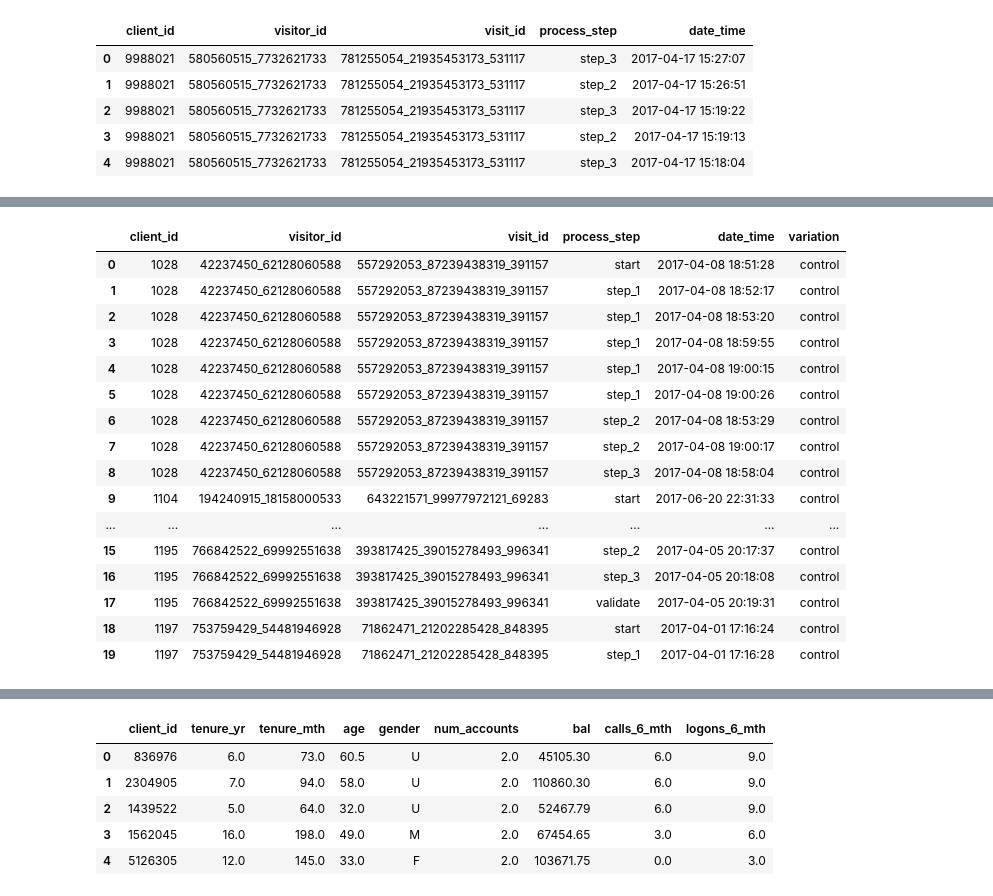
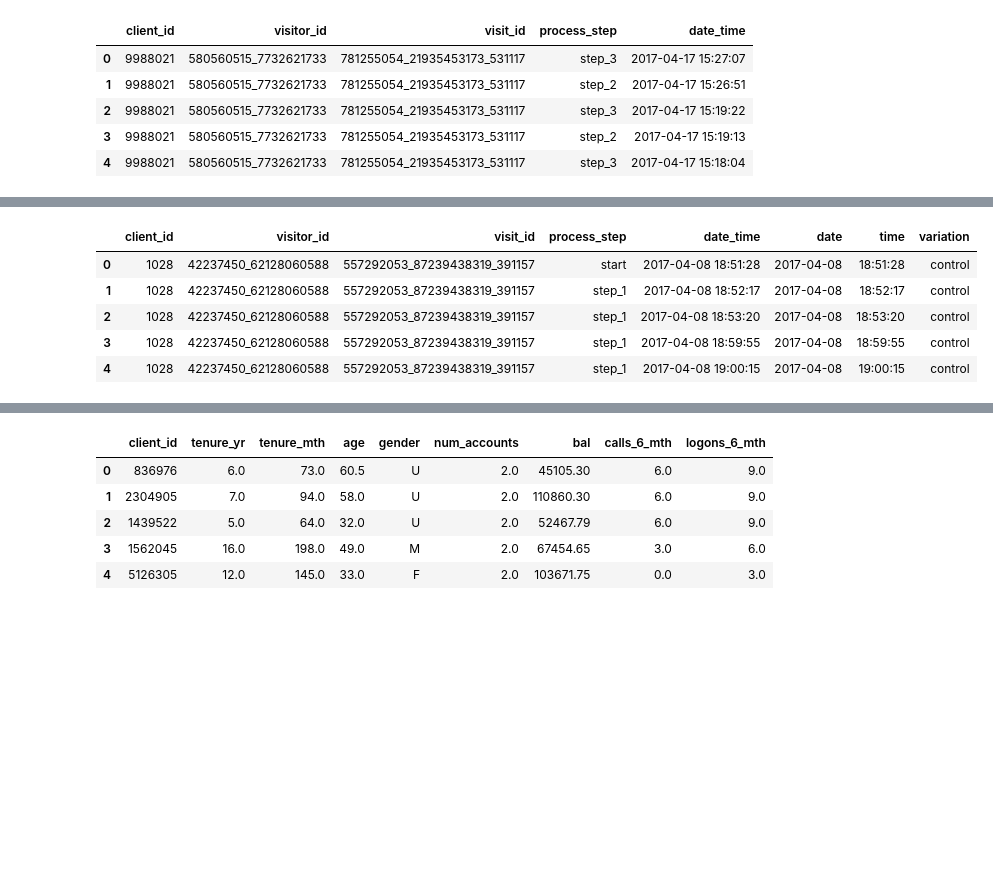
Before and after one commit to Aurelie75FR/Vangard--AB-Test, a Jupyter notebook: notebooks/load_and_clean_naeron.ipynb, the cells around one changed output, grey strips where cells are left out. Saved outputs shown, nothing was run; the diff lists cells and outputs as text; code cells hidden in the pictures; blank space fills up the shorter version.

```diff
--- a/notebooks/load_and_clean_naeron.ipynb
+++ b/notebooks/load_and_clean_naeron.ipynb
@@ -73,3 +73,5 @@ df_final_web_data.head()
 | 4 | 9988021 | 580560515_7732621733 | 781255054_21935453173_531117 | step_3 | 2017-04-17 15:18:04 |
 # %%
 df_final_web_data['date_time'] = pd.to_datetime(df_final_web_data['date_time'], format="ISO8601")
+df_final_web_data['date'] = df_final_web_data['date_time'].dt.date
+df_final_web_data['time'] = df_final_web_data['date_time'].dt.time
@@ -124,27 +135,16 @@ df_test_web_data.head()
 # %%
-df_control_web_data[df_control_web_data['process_step'] == 'start'] = df_control_web_data[df_control_web_data['process_step'] == 'start'].drop_duplicates(subset=['client_id', 'process_step'], keep='last')
-df_control_web_data[df_control_web_data['process_step'] == 'validate'] = df_control_web_data[df_control_web_data['process_step'] == 'validate'].drop_duplicates(subset=['client_id', 'process_step'], keep='last')
+#df_control_web_data[df_control_web_data['process_step'] == 'start'] = df_control_web_data[df_control_web_data['process_step'] == 'start'].drop_duplicates(subset=['client_id', 'visitor_id', 'process_step'], keep='last')
+#df_control_web_data[df_control_web_data['process_step'] == 'validate'] = df_control_web_data[df_control_web_data['process_step'] == 'validate'].drop_duplicates(subset=['client_id', 'visitor_id', 'process_step'], keep='last')
 df_control_web_data = df_control_web_data.dropna(how='any')
 df_control_web_data['client_id'] = df_control_web_data['client_id'].astype(int)
 df_control_web_data['date_time'] = pd.to_datetime(df_control_web_data['date_time'], format="ISO8601")
 df_control_web_data = df_control_web_data.reset_index(drop=True)
-df_control_web_data.head(20)
+df_control_web_data.head()
 # %% [output]
-|  | client_id | visitor_id | visit_id | process_step | date_time | variation |
-| 0 | 1028 | 42237450_62128060588 | 557292053_87239438319_391157 | start | 2017-04-08 18:51:28 | control |
-| 1 | 1028 | 42237450_62128060588 | 557292053_87239438319_391157 | step_1 | 2017-04-08 18:52:17 | control |
-| 2 | 1028 | 42237450_62128060588 | 557292053_87239438319_391157 | step_1 | 2017-04-08 18:53:20 | control |
-| 3 | 1028 | 42237450_62128060588 | 557292053_87239438319_391157 | step_1 | 2017-04-08 18:59:55 | control |
-| 4 | 1028 | 42237450_62128060588 | 557292053_87239438319_391157 | step_1 | 2017-04-08 19:00:15 | control |
-| 5 | 1028 | 42237450_62128060588 | 557292053_87239438319_391157 | step_1 | 2017-04-08 19:00:26 | control |
-| 6 | 1028 | 42237450_62128060588 | 557292053_87239438319_391157 | step_2 | 2017-04-08 18:53:29 | control |
-| 7 | 1028 | 42237450_62128060588 | 557292053_87239438319_391157 | step_2 | 2017-04-08 19:00:17 | control |
-| 8 | 1028 | 42237450_62128060588 | 557292053_87239438319_391157 | step_3 | 2017-04-08 18:58:04 | control |
-| 9 | 1104 | 194240915_18158000533 | 643221571_99977972121_69283 | start | 2017-06-20 22:31:33 | control |
-| ... | ... | ... | ... | ... | ... | ... |
-| 15 | 1195 | 766842522_69992551638 | 393817425_39015278493_996341 | step_2 | 2017-04-05 20:17:37 | control |
-| 16 | 1195 | 766842522_69992551638 | 393817425_39015278493_996341 | step_3 | 2017-04-05 20:18:08 | control |
-| 17 | 1195 | 766842522_69992551638 | 393817425_39015278493_996341 | validate | 2017-04-05 20:19:31 | control |
-| 18 | 1197 | 753759429_54481946928 | 71862471_21202285428_848395 | start | 2017-04-01 17:16:24 | control |
-| 19 | 1197 | 753759429_54481946928 | 71862471_21202285428_848395 | step_1 | 2017-04-01 17:16:28 | control |
+|  | client_id | visitor_id | visit_id | process_step | date_time | date | time | variation |
+| 0 | 1028 | 42237450_62128060588 | 557292053_87239438319_391157 | start | 2017-04-08 18:51:28 | 2017-04-08 | 18:51:28 | control |
+| 1 | 1028 | 42237450_62128060588 | 557292053_87239438319_391157 | step_1 | 2017-04-08 18:52:17 | 2017-04-08 | 18:52:17 | control |
+| 2 | 1028 | 42237450_62128060588 | 557292053_87239438319_391157 | step_1 | 2017-04-08 18:53:20 | 2017-04-08 | 18:53:20 | control |
+| 3 | 1028 | 42237450_62128060588 | 557292053_87239438319_391157 | step_1 | 2017-04-08 18:59:55 | 2017-04-08 | 18:59:55 | control |
+| 4 | 1028 | 42237450_62128060588 | 557292053_87239438319_391157 | step_1 | 2017-04-08 19:00:15 | 2017-04-08 | 19:00:15 | control |
 # %%
```
Also changed, not shown: parts of 9 cells of this notebook, 5 other files.
